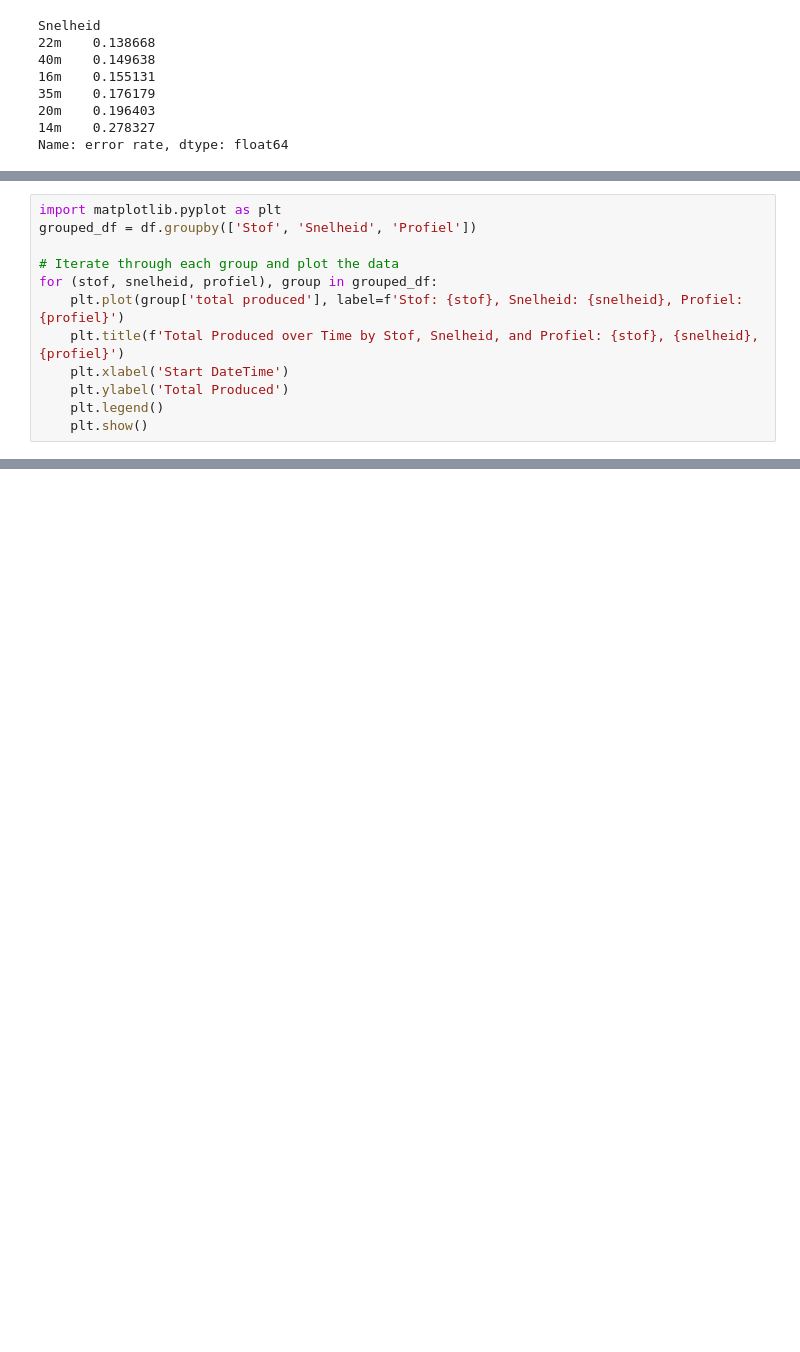
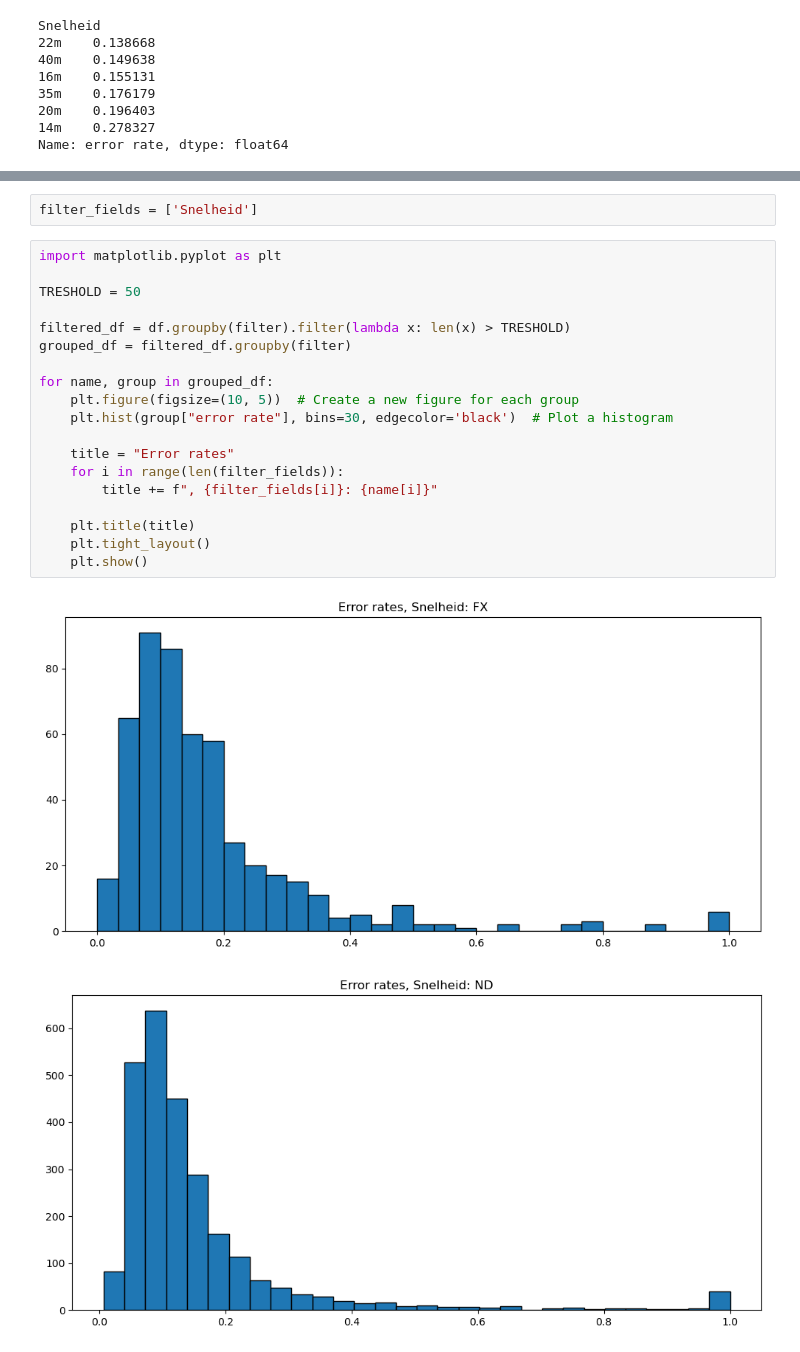
Before and after one commit to ReinoutA/simulation_bosch, a Jupyter notebook: data-analysis/MES_data_extrusion.ipynb, the cells around one changed output, grey strips where cells are left out. Saved outputs shown, nothing was run; the diff lists cells and outputs as text; blank space fills up the shorter version.

```diff
--- a/data-analysis/MES_data_extrusion.ipynb
+++ b/data-analysis/MES_data_extrusion.ipynb
@@ -169,13 +151 @@ ND    40m       143.xxx     419
 dtype: int64
-# %%
-import matplotlib.pyplot as plt
-grouped_df = df.groupby(['Stof', 'Snelheid', 'Profiel'])
-
-# Iterate through each group and plot the data
-for (stof, snelheid, profiel), group in grouped_df:
-    plt.plot(group['total produced'], label=f'Stof: {stof}, Snelheid: {snelheid}, Profiel: {profiel}')
-    plt.title(f'Total Produced over Time by Stof, Snelheid, and Profiel: {stof}, {snelheid}, {profiel}')
-    plt.xlabel('Start DateTime')
-    plt.ylabel('Total Produced')
-    plt.legend()
-    plt.show()
@@ -195,0 +152,24 @@ for (stof, snelheid, profiel), group in grouped_df:
+# %%
+filter_fields = ['Snelheid']
+# %%
+import matplotlib.pyplot as plt
+
+TRESHOLD = 50
+
+filtered_df = df.groupby(filter).filter(lambda x: len(x) > TRESHOLD)
+grouped_df = filtered_df.groupby(filter)
+
+for name, group in grouped_df:
+    plt.figure(figsize=(10, 5))  # Create a new figure for each group
+    plt.hist(group["error rate"], bins=30, edgecolor='black')  # Plot a histogram
+
+    title = "Error rates"
+    for i in range(len(filter_fields)):
+        title += f", {filter_fields[i]}: {name[i]}"
+
+    plt.title(title)
+    plt.tight_layout()
+    plt.show()
+# %% [output]
+[figure, added]
+[figure, added]
```
Also changed, not shown: parts of 4 cells of this notebook.
